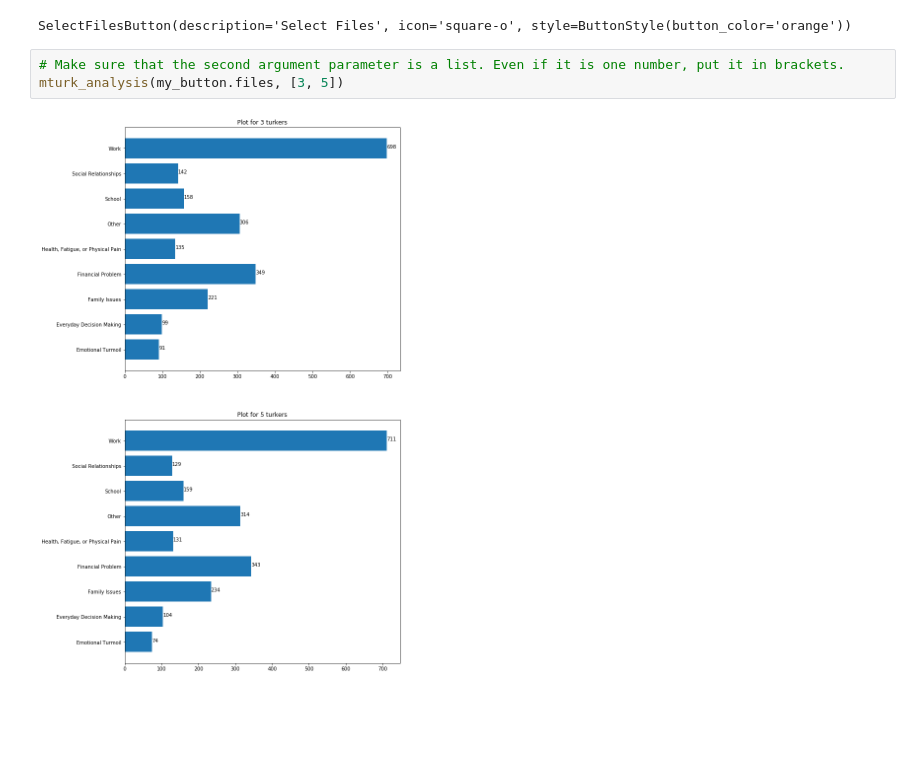
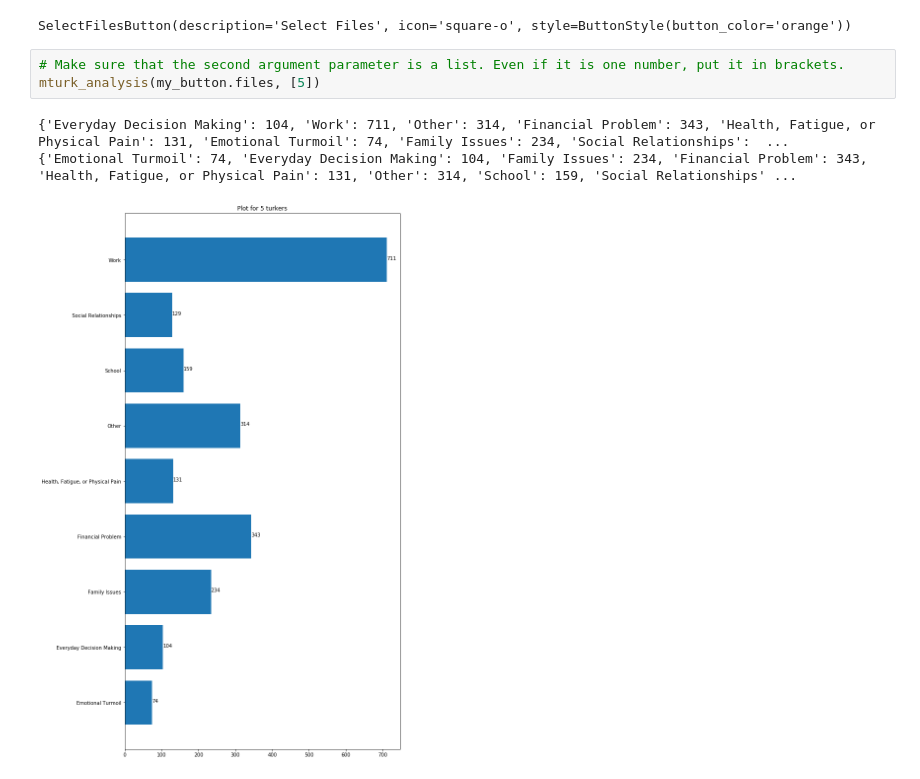
Before and after one commit to PervasiveWellbeingTech/Popbots-mTurk-HITS, a Jupyter notebook: mturk-automation/mturk_revised_analysis.ipynb, the cells around one changed output. Saved outputs shown, nothing was run; the diff lists cells and outputs as text; blank space fills up the shorter version.

```diff
--- a/mturk-automation/mturk_revised_analysis.ipynb
+++ b/mturk-automation/mturk_revised_analysis.ipynb
@@ -372,6 +372,8 @@ my_button
 SelectFilesButton(description='Select Files', icon='square-o', style=ButtonStyle(button_color='orange'))
 # %%
 # Make sure that the second argument parameter is a list. Even if it is one number, put it in brackets.
-mturk_analysis(my_button.files, [3, 5])
+mturk_analysis(my_button.files, [5])
 # %% [output]
+{'Everyday Decision Making': 104, 'Work': 711, 'Other': 314, 'Financial Problem': 343, 'Health, Fatigue, or Physical Pain': 131, 'Emotional Turmoil': 74, 'Family Issues': 234, 'Social Relationships':  ...
+{'Emotional Turmoil': 74, 'Everyday Decision Making': 104, 'Family Issues': 234, 'Financial Problem': 343, 'Health, Fatigue, or Physical Pain': 131, 'Other': 314, 'School': 159, 'Social Relationships' ...
-[figure, old version]
+[figure, new version]
```
Also changed, not shown: parts of 3 cells of this notebook.
